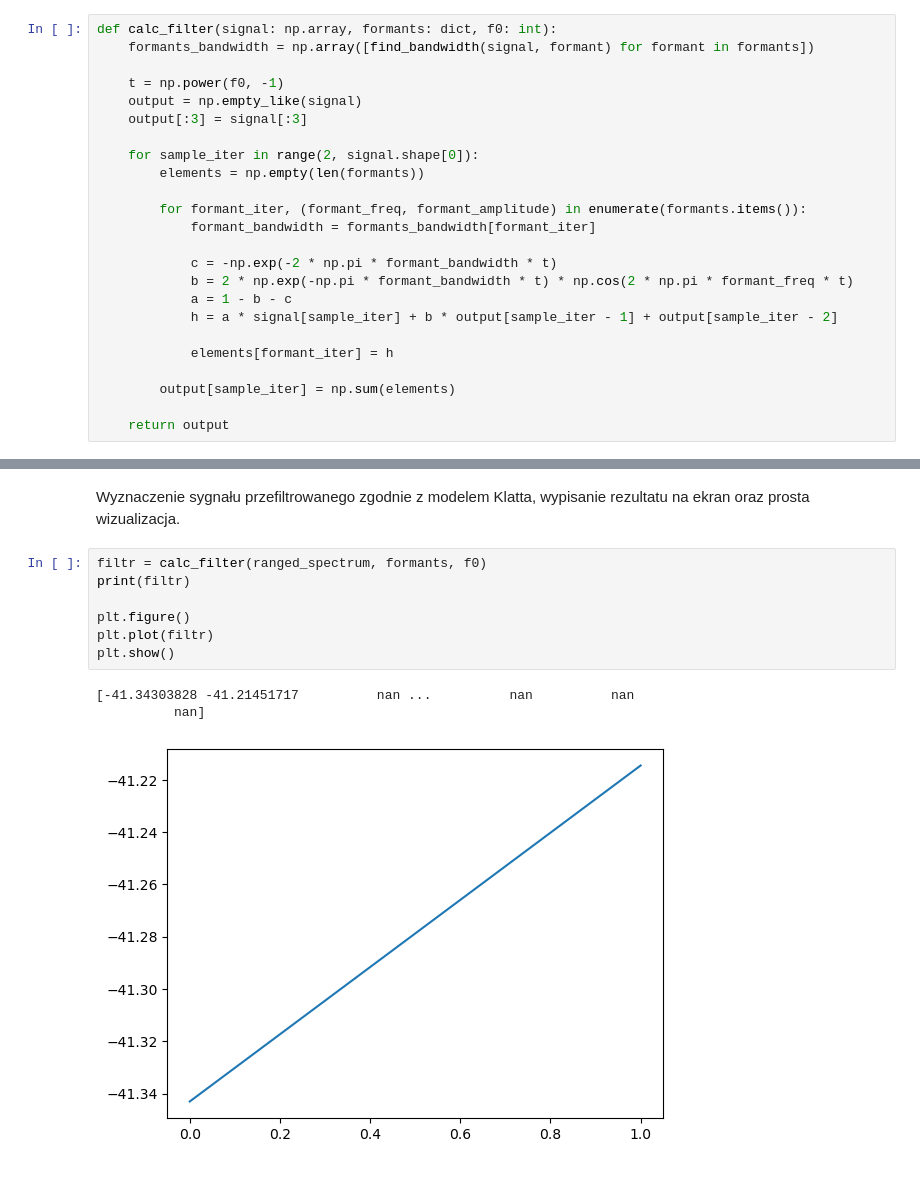
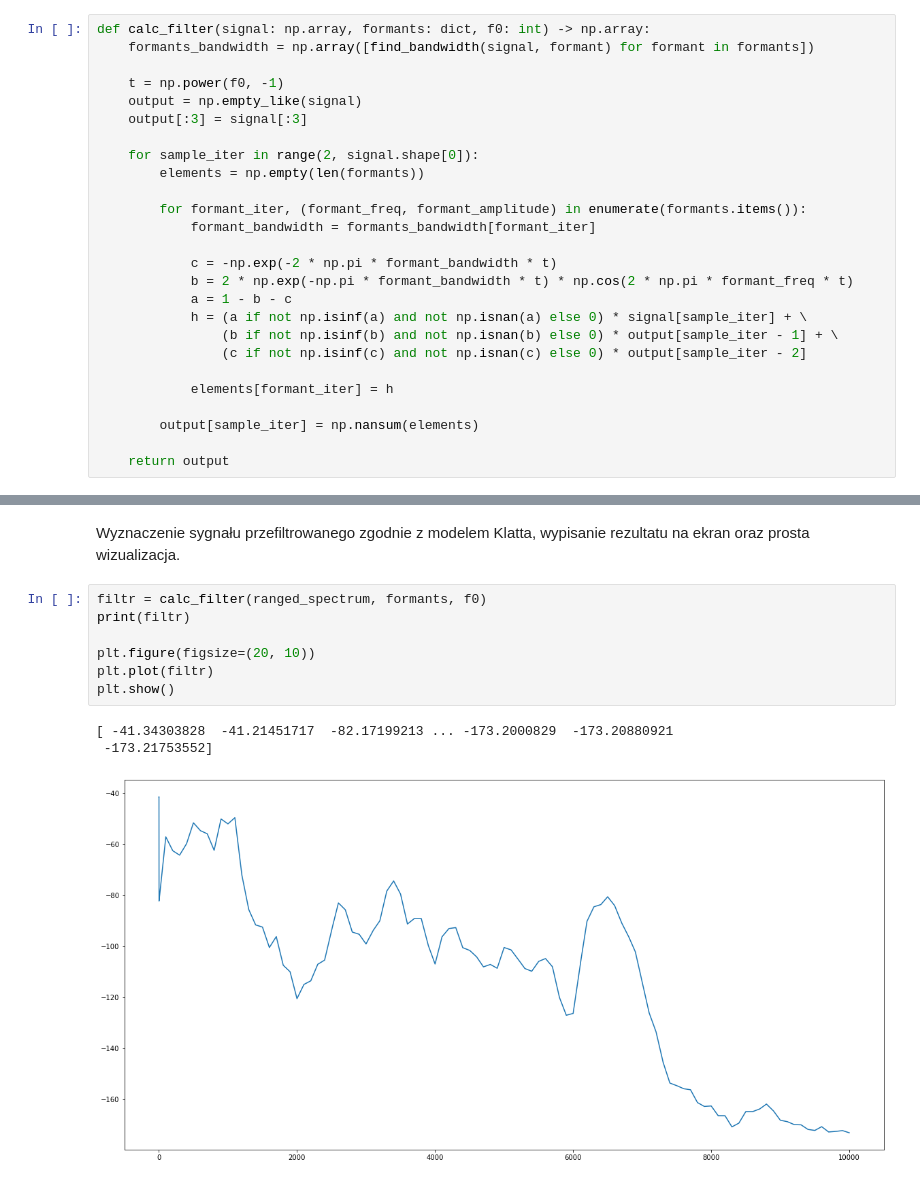
Before and after one commit to m-czarnota/computational-intelligence, a Jupyter notebook: acoustic-signals/zad6/AC_Czarnota_Sprawozdanie_6.ipynb, the cells around one changed output, grey strips where cells are left out. Drawn from its saved outputs; the diff is of its cells as text.

Commit message:
acoustic signals zad 6 finish

```diff
--- a/acoustic-signals/zad6/AC_Czarnota_Sprawozdanie_6.ipynb
+++ b/acoustic-signals/zad6/AC_Czarnota_Sprawozdanie_6.ipynb
@@ -176,7 +179,7 @@ Trzy pierwsze elementy są zawsze kopiowane do tablicy wyjściowej.
 Dla każdego formantu wyznaczane jest jego pasmo, które jest później wykorzystywane do wyliczenia współczynników `a`, `b` oraz `c`.
 Następnie wykorzystywany jest wzór 𝑦(𝑛)=𝐴𝑥(𝑛)+𝐵𝑦(𝑛−1)+𝐶𝑦(𝑛−2) w równoległym (akurat tutaj każdy element jako osobny element tablicy) modelu do wyznaczenia wyjścia.
 # %%
-def calc_filter(signal: np.array, formants: dict, f0: int):
+def calc_filter(signal: np.array, formants: dict, f0: int) -> np.array:
     formants_bandwidth = np.array([find_bandwidth(signal, formant) for formant in formants])
 
     t = np.power(f0, -1)
@@ -192,11 +195,13 @@ def calc_filter(signal: np.array, formants: dict, f0: int):
             c = -np.exp(-2 * np.pi * formant_bandwidth * t)
             b = 2 * np.exp(-np.pi * formant_bandwidth * t) * np.cos(2 * np.pi * formant_freq * t)
             a = 1 - b - c
-            h = a * signal[sample_iter] + b * output[sample_iter - 1] + output[sample_iter - 2]
+            h = (a if not np.isinf(a) and not np.isnan(a) else 0) * signal[sample_iter] + \
+                (b if not np.isinf(b) and not np.isnan(b) else 0) * output[sample_iter - 1] + \
+                (c if not np.isinf(c) and not np.isnan(c) else 0) * output[sample_iter - 2]
 
             elements[formant_iter] = h
 
-        output[sample_iter] = np.sum(elements)
+        output[sample_iter] = np.nansum(elements)
 
     return output
 # %% [markdown]
@@ -269,14 +274,14 @@ Wyznaczenie sygnału przefiltrowanego zgodnie z modelem Klatta, wypisanie rezult
 # %%
 filtr = calc_filter(ranged_spectrum, formants, f0)
 print(filtr)
 
-plt.figure()
+plt.figure(figsize=(20, 10))
 plt.plot(filtr)
 plt.show()
 # %% [output]
-[-41.34303828 -41.21451717          nan ...          nan          nan
-          nan]
+[ -41.34303828  -41.21451717  -82.17199213 ... -173.2000829  -173.20880921
+ -173.21753552]
-[figure, old version]
+[figure, new version]
 # %% [markdown]
 Wnioski:
 * Na spektrogramie wyraźnie widać momenty, w których wypowiadane są samogłoski `a`. Wizualizacja widma obrazuje już to znacznie mniej, w drugiej połowie wykresu jakby wszystko się ze sobą zrównało.
```
Also changed, not shown: parts of 8 cells of this notebook, 2 other files.
